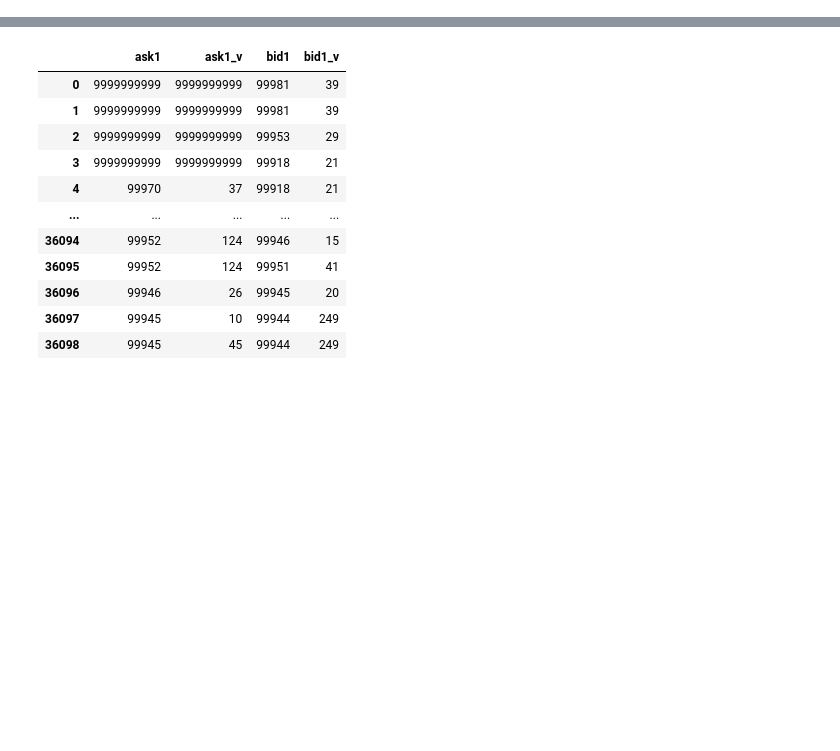
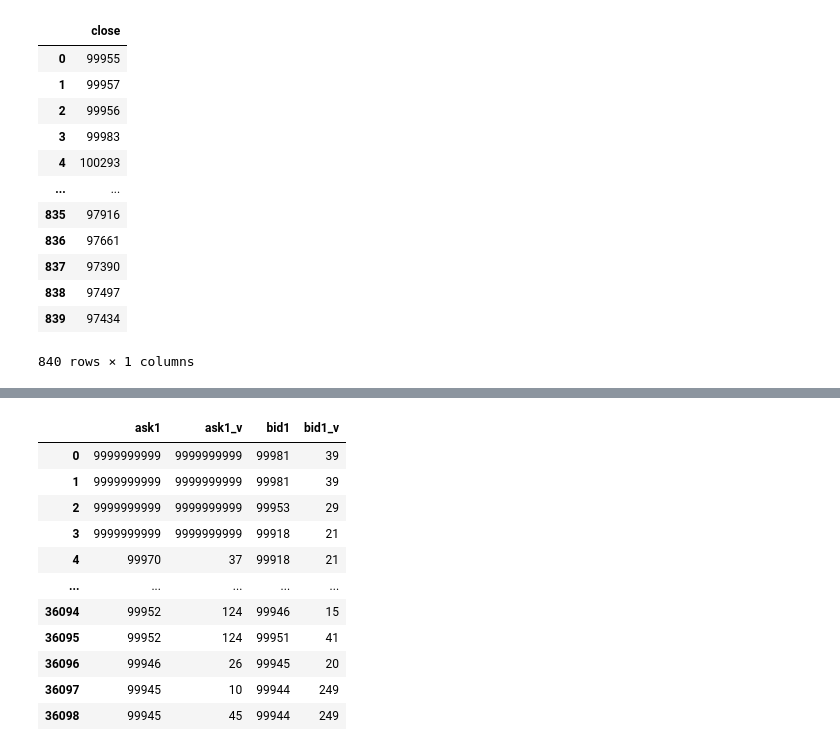
Before and after one commit to FoozhanA/ADRL, a Jupyter notebook: sim_runner.ipynb, the cells around one changed output, grey strips where cells are left out. Drawn from its saved outputs; the diff is of its cells as text; code cells hidden in the pictures; blank space fills up the shorter version.

```diff
--- a/sim_runner.ipynb
+++ b/sim_runner.ipynb
@@ -335,0 +429,18 @@ Time taken to run simulation: 0:01:57.722218
+# %%
+df = pd.DataFrame(data = prices,
+                  index = range(1,len(prices))
+                  columns = ['close'])
+# %% [output]
+|  | close |
+| 0 | 99955 |
+| 1 | 99957 |
+| 2 | 99956 |
+| 3 | 99983 |
+| 4 | 100293 |
+| ... | ... |
+| 835 | 97916 |
+| 836 | 97661 |
+| 837 | 97390 |
+| 838 | 97497 |
+| 839 | 97434 |
+840 rows × 1 columns
```
Also changed, not shown: parts of 20 cells of this notebook, 5 other files.
